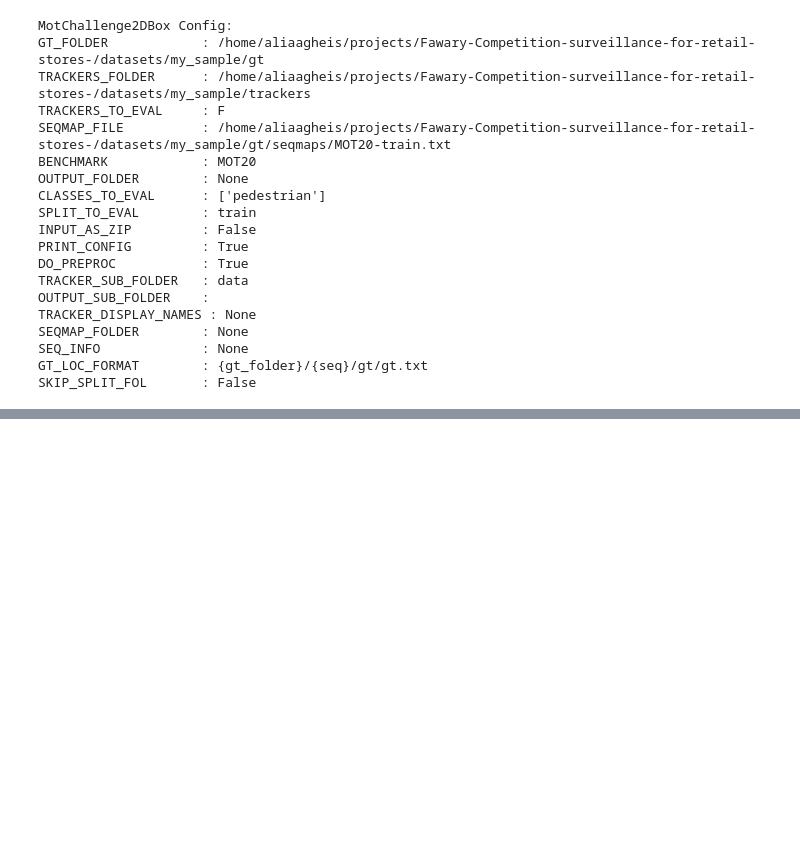
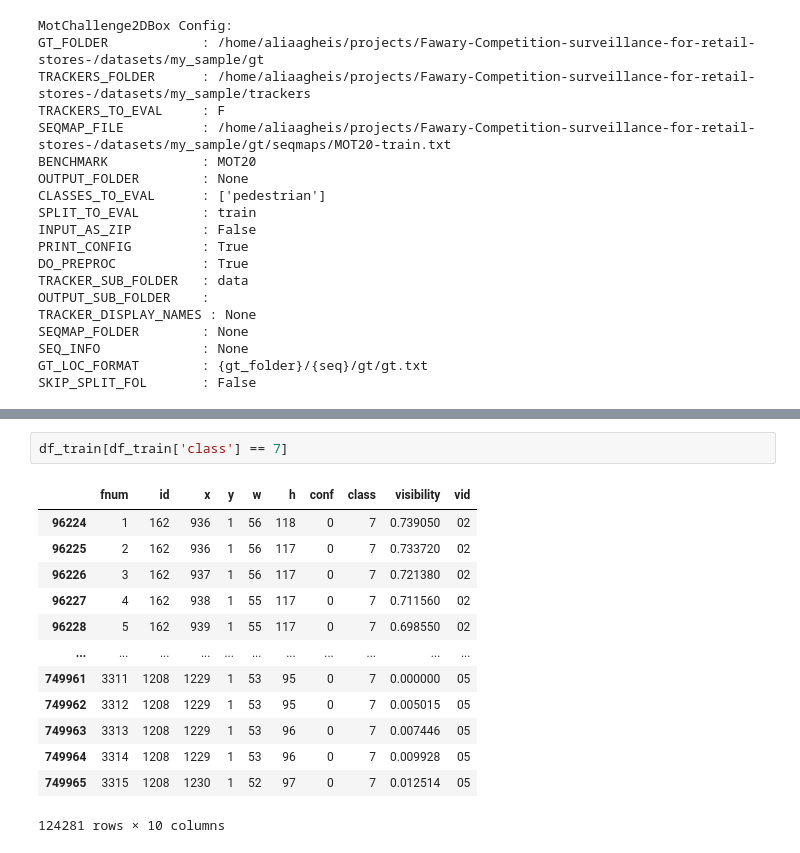
Before and after one commit to aliaagheisX/Fawary-Competition-surveillance-for-retail-stores-, a Jupyter notebook: eval_notebook.ipynb, the cells around one changed output, grey strips where cells are left out. Cells and saved outputs as stored; diff of their text form; blank space fills up the shorter version.

```diff
--- a/eval_notebook.ipynb
+++ b/eval_notebook.ipynb
@@ -88 +92,17 @@ COMBINED                           27639     44306     340       114
 <Figure size 640x480 with 0 Axes>
+# %%
+df_train[df_train['class'] == 7]
+# %% [output]
+|  | fnum | id | x | y | w | h | conf | class | visibility | vid |
+| 96224 | 1 | 162 | 936 | 1 | 56 | 118 | 0 | 7 | 0.739050 | 02 |
+| 96225 | 2 | 162 | 936 | 1 | 56 | 117 | 0 | 7 | 0.733720 | 02 |
+| 96226 | 3 | 162 | 937 | 1 | 56 | 117 | 0 | 7 | 0.721380 | 02 |
+| 96227 | 4 | 162 | 938 | 1 | 55 | 117 | 0 | 7 | 0.711560 | 02 |
+| 96228 | 5 | 162 | 939 | 1 | 55 | 117 | 0 | 7 | 0.698550 | 02 |
+| ... | ... | ... | ... | ... | ... | ... | ... | ... | ... | ... |
+| 749961 | 3311 | 1208 | 1229 | 1 | 53 | 95 | 0 | 7 | 0.000000 | 05 |
+| 749962 | 3312 | 1208 | 1229 | 1 | 53 | 95 | 0 | 7 | 0.005015 | 05 |
+| 749963 | 3313 | 1208 | 1229 | 1 | 53 | 96 | 0 | 7 | 0.007446 | 05 |
+| 749964 | 3314 | 1208 | 1229 | 1 | 53 | 96 | 0 | 7 | 0.009928 | 05 |
+| 749965 | 3315 | 1208 | 1230 | 1 | 52 | 97 | 0 | 7 | 0.012514 | 05 |
+124281 rows × 10 columns
```
Also changed, not shown: parts of 4 cells of this notebook, 6 other files.
